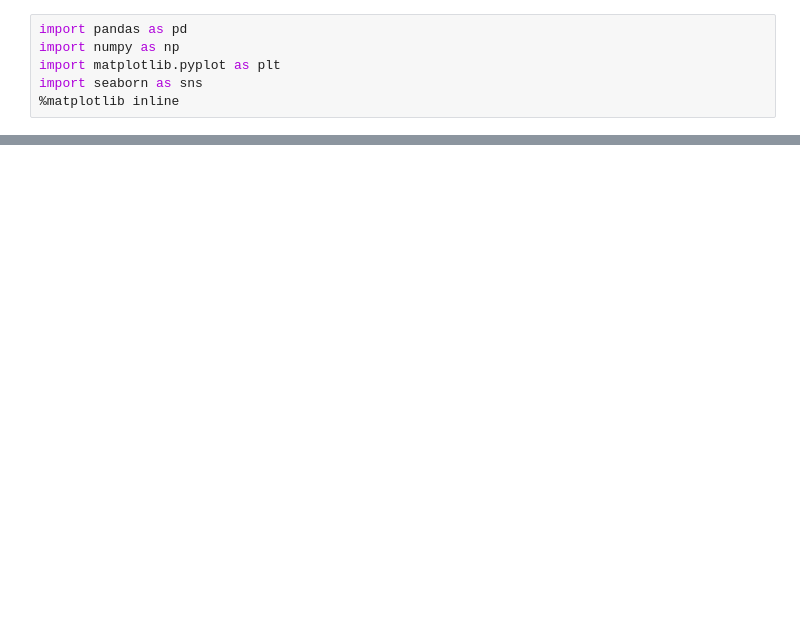
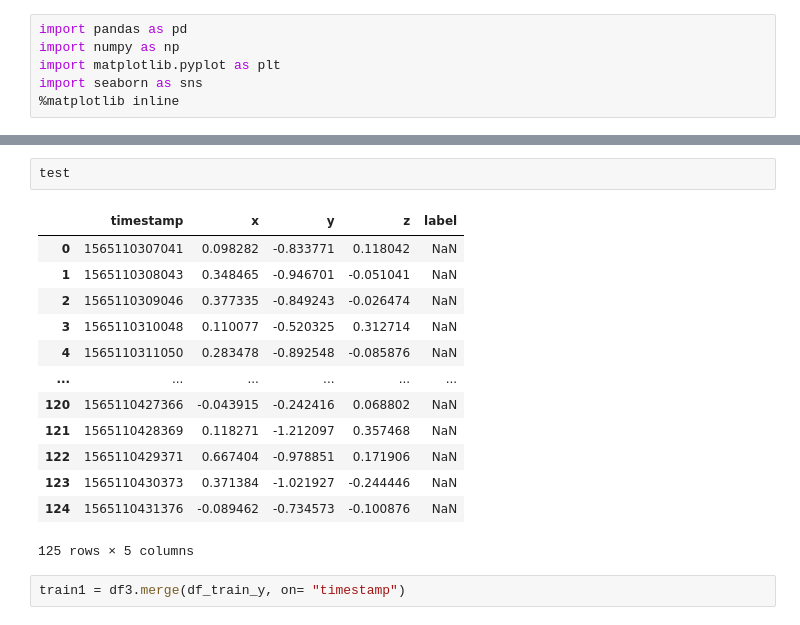
Before and after one commit to Kiran2115/physical_activity, a Jupyter notebook: physical_activity.ipynb, the cells around one changed output, grey strips where cells are left out. Cells and saved outputs as stored; diff of their text form; blank space fills up the shorter version.

```diff
--- a/physical_activity.ipynb
+++ b/physical_activity.ipynb
@@ -128,0 +58,18 @@ sns.pairplot(final, hue="label")
+# %%
+test
+# %% [output]
+|  | timestamp | x | y | z | label |
+| 0 | 1565110307041 | 0.098282 | -0.833771 | 0.118042 | NaN |
+| 1 | 1565110308043 | 0.348465 | -0.946701 | -0.051041 | NaN |
+| 2 | 1565110309046 | 0.377335 | -0.849243 | -0.026474 | NaN |
+| 3 | 1565110310048 | 0.110077 | -0.520325 | 0.312714 | NaN |
+| 4 | 1565110311050 | 0.283478 | -0.892548 | -0.085876 | NaN |
+| ... | ... | ... | ... | ... | ... |
+| 120 | 1565110427366 | -0.043915 | -0.242416 | 0.068802 | NaN |
+| 121 | 1565110428369 | 0.118271 | -1.212097 | 0.357468 | NaN |
+| 122 | 1565110429371 | 0.667404 | -0.978851 | 0.171906 | NaN |
+| 123 | 1565110430373 | 0.371384 | -1.021927 | -0.244446 | NaN |
+| 124 | 1565110431376 | -0.089462 | -0.734573 | -0.100876 | NaN |
+125 rows × 5 columns
+# %%
+train1 = df3.merge(df_train_y, on= "timestamp")
```
Also changed, not shown: parts of 37 cells of this notebook.
